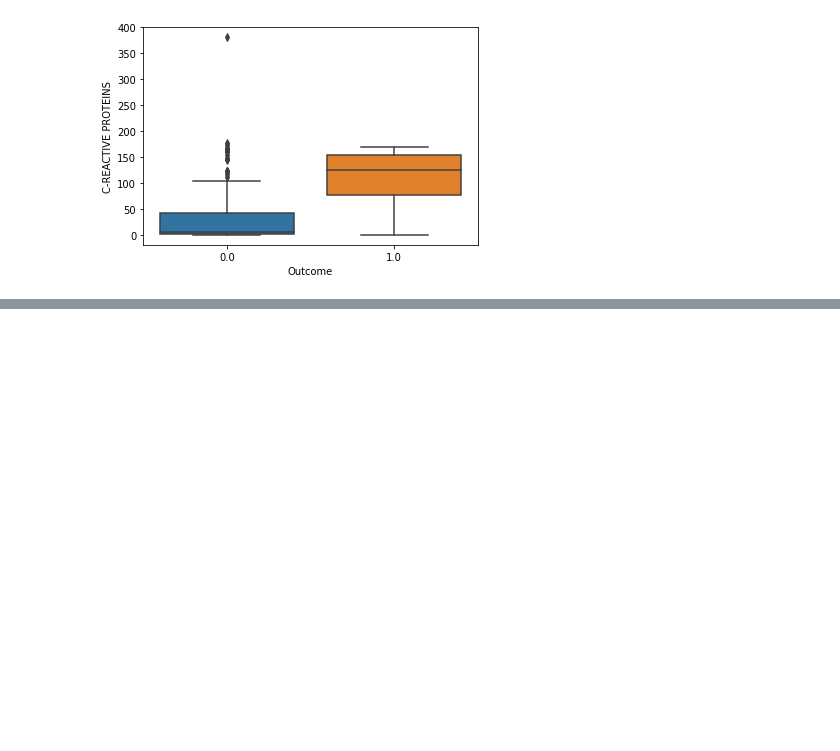
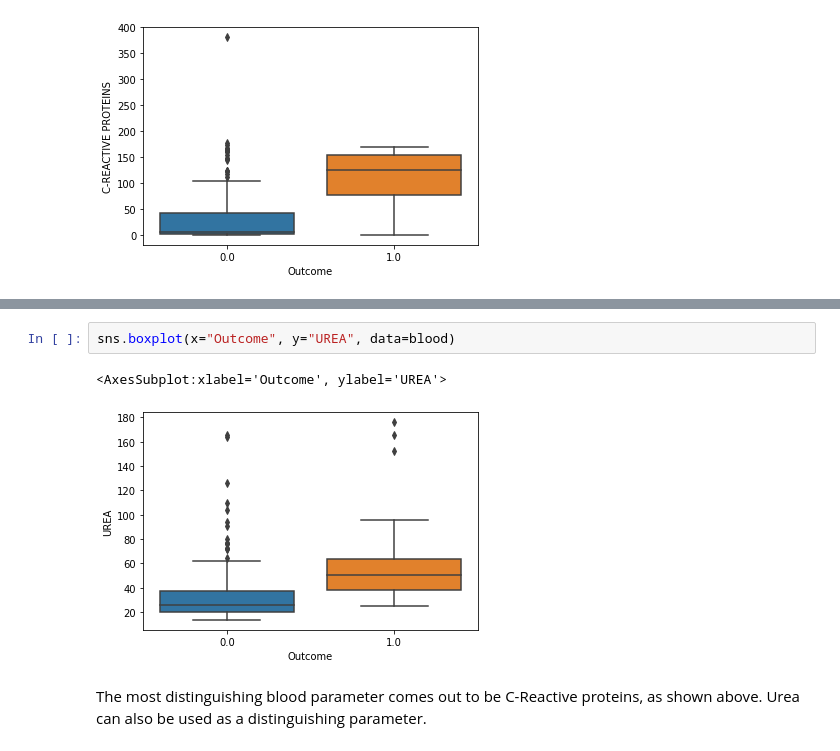
Before and after one commit to pandeyanuradha/Importance-of-SARS-CoV-2-Genomic-Surveillance-Mutations-and-Risk-Stratification, a Jupyter notebook: notebooks/Visual Analysis.ipynb, the cells around one changed output, grey strips where cells are left out. Cells and saved outputs as stored; diff of their text form; blank space fills up the shorter version.

```diff
--- a/notebooks/Visual Analysis.ipynb
+++ b/notebooks/Visual Analysis.ipynb
@@ -170,0 +232,7 @@ fig.show()
+# %%
+sns.boxplot(x="Outcome", y="UREA", data=blood)
+# %% [output]
+<AxesSubplot:xlabel='Outcome', ylabel='UREA'>
+[figure, added]
+# %% [markdown]
+The most distinguishing blood parameter comes out to be C-Reactive proteins, as shown above. Urea can also be used as a distinguishing parameter.
```
Also changed, not shown: parts of 15 cells of this notebook, 1 other file.
